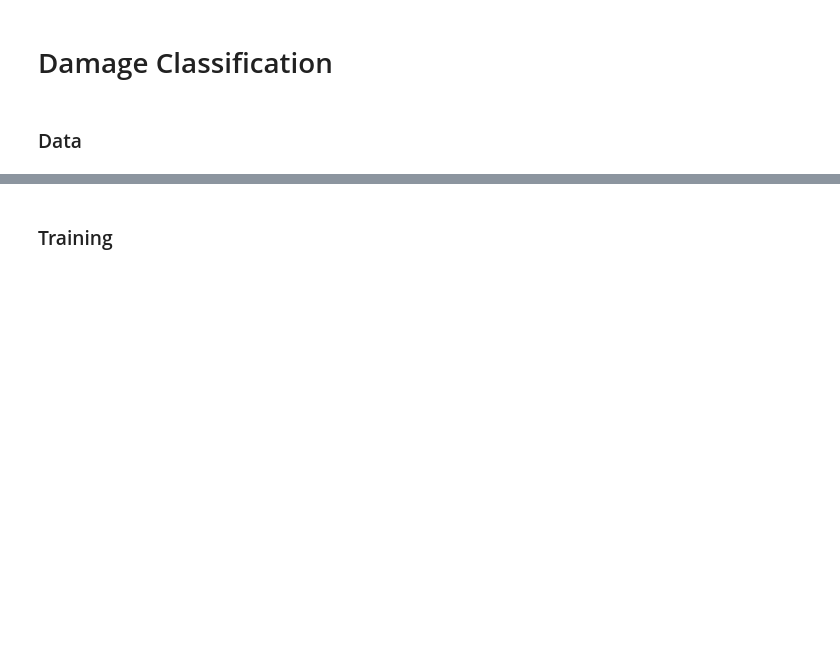
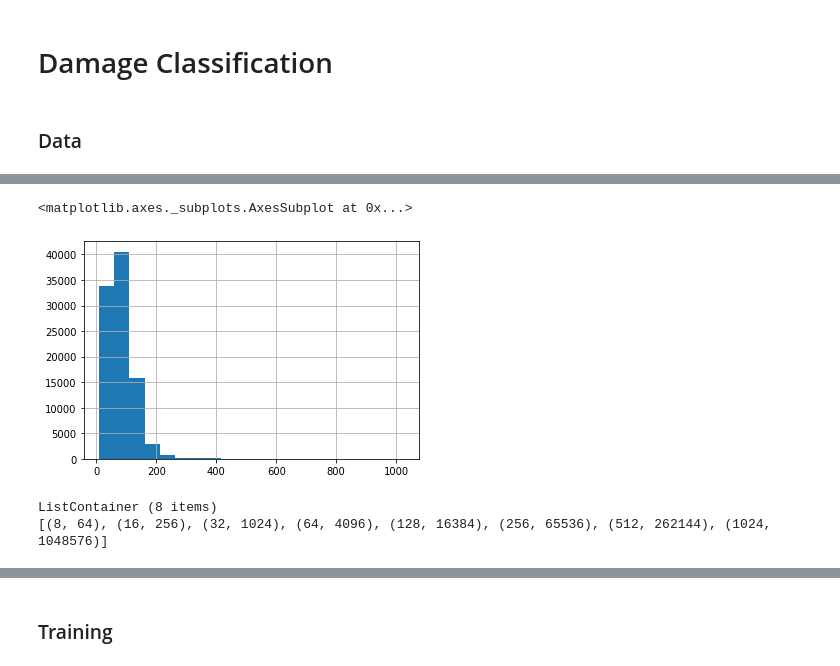
Before and after one commit to qAp/xview2comp, a Jupyter notebook: 03_damage_classification.ipynb, the cells around one changed output, grey strips where cells are left out. Drawn from its saved outputs; the diff is of its cells as text; code cells hidden in the pictures; blank space fills up the shorter version.

```diff
--- a/03_damage_classification.ipynb
+++ b/03_damage_classification.ipynb
@@ -22,3 +22,3 @@ SOURCE.ls()
 # %%
-annots = pd.read_csv('class_labels_combined_cpu.csv')
+annots = pd.read_csv('class_labels_combined_gpu.csv')
 # %%
@@ -39,0 +39,11 @@ annots.head(), annots.shape
+# %%
+np.sqrt(annots.area).hist(bins=20)
+# %% [output]
+<matplotlib.axes._subplots.AxesSubplot at 0x...>
+[figure, added]
+# %%
+sz = 2**np.arange(3, 11)
+ListContainer(list(zip(list(sz), sz**2)))
+# %% [output]
+ListContainer (8 items)
+[(8, 64), (16, 256), (32, 1024), (64, 4096), (128, 16384), (256, 65536), (512, 262144), (1024, 1048576)]
```
Also changed, not shown: parts of 54 cells of this notebook.
